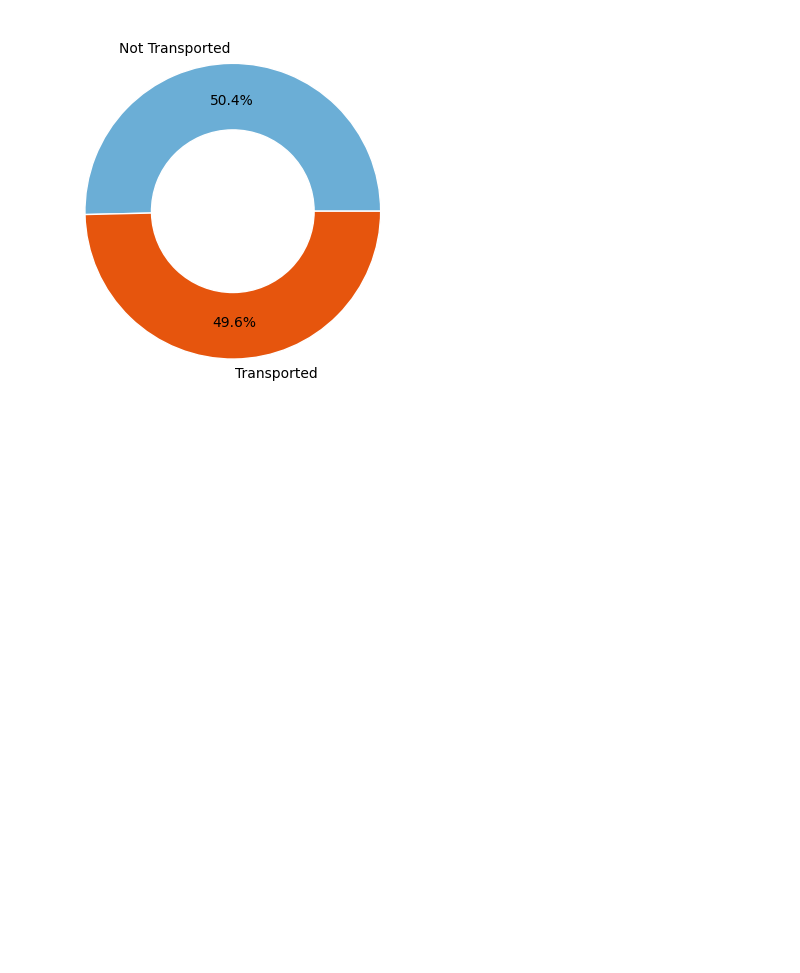
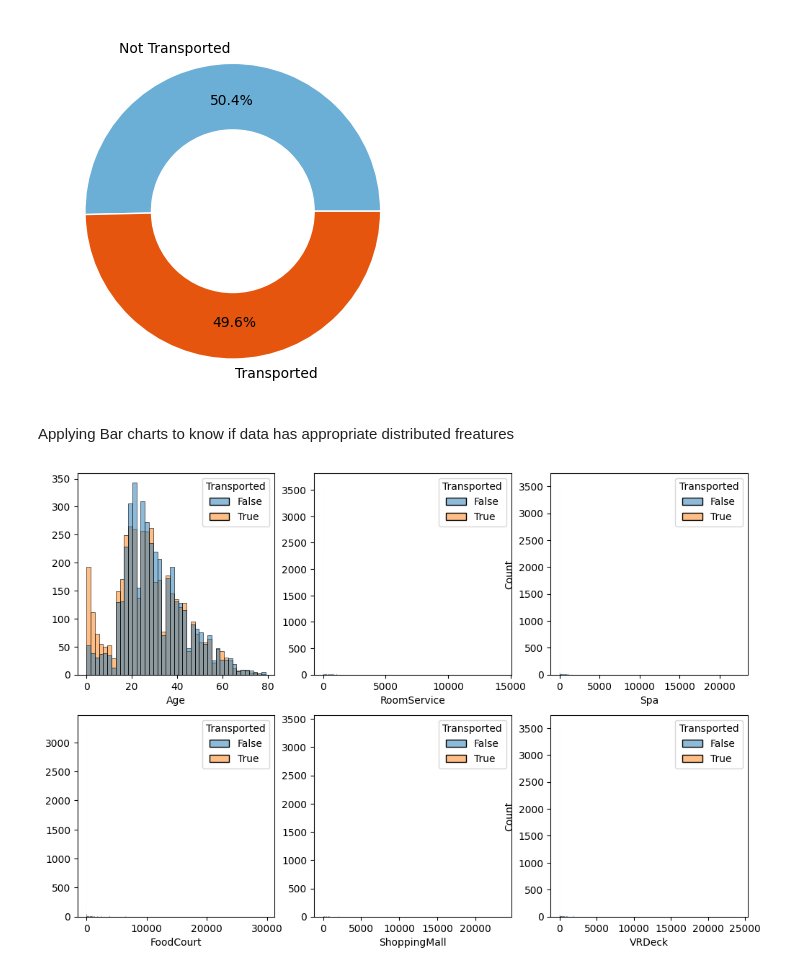
Before and after one commit to 7PAM2015-0509-23-Group7/Kaggle-Challenge, a Jupyter notebook: Kaggle_Challenge_notebook.ipynb, the cells around one changed output. Cells and saved outputs as stored; diff of their text form; code cells hidden in the pictures; blank space fills up the shorter version.

```diff
--- a/Kaggle_Challenge_notebook.ipynb
+++ b/Kaggle_Challenge_notebook.ipynb
@@ -206,3 +227,26 @@ ax.pie(
  [Text(-0.008537733196452794, 0.7499514031668093, '50.4%'),
   Text(0.008537733196452702, -0.7499514031668093, '49.6%')])
 [figure]
+# %% [markdown]
+Applying Bar charts to know if data has appropriate distributed freatures
+# %%
+# EDA: Basic bar plots
+fig, axs = plt.subplots(2, 3, figsize=(12, 8))
+
+sns.histplot(x='Age', data=train, hue='Transported', ax=axs[0, 0])
+sns.histplot(x='RoomService', data=train, hue='Transported', ax=axs[0, 1])
+sns.histplot(x='FoodCourt', data=train, hue='Transported', ax=axs[1, 0])
+sns.histplot(x='ShoppingMall', data=train, hue='Transported', ax=axs[1, 1])
+
+axs[0, 0].set(ylabel='')
+axs[0, 1].set(ylabel='')
+axs[1, 0].set(ylabel='')
+axs[1, 1].set(ylabel='')
+
+# Add bar plots of other interesting features from this dataset too
+sns.histplot(x='Spa', data=train, hue='Transported', ax=axs[0, 2])
+sns.histplot(x='VRDeck', data=train, hue='Transported', ax=axs[1, 2])
+
+plt.show()
+# %% [output]
+[figure, added]
```
Also changed, not shown: parts of 1 cell of this notebook.
